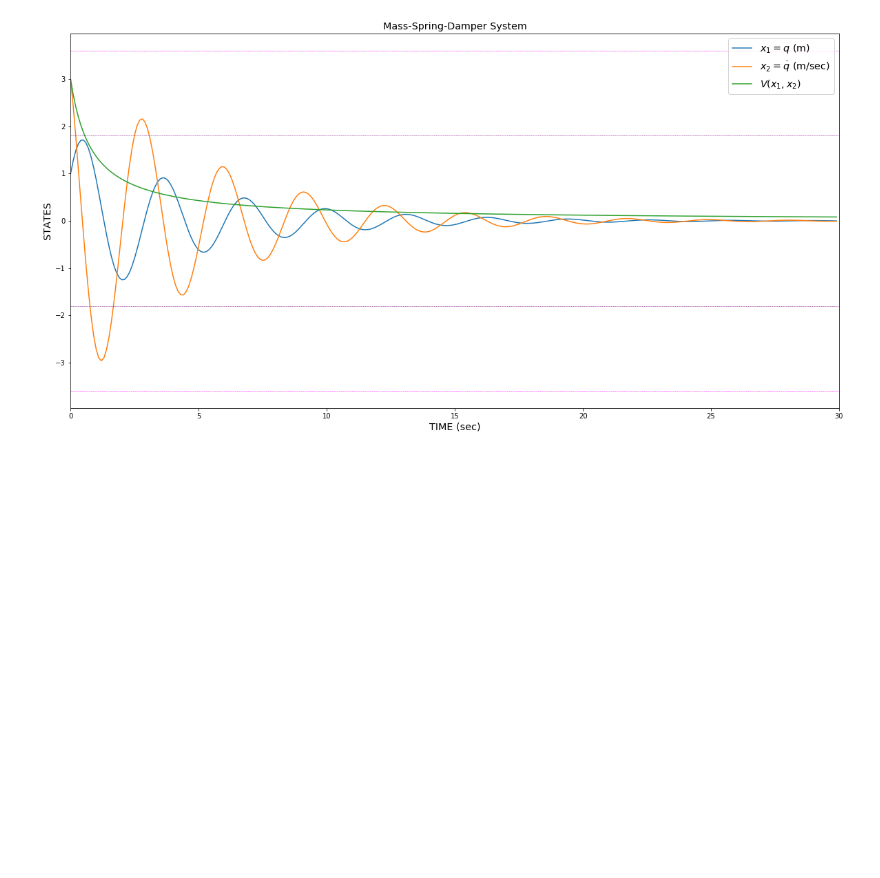
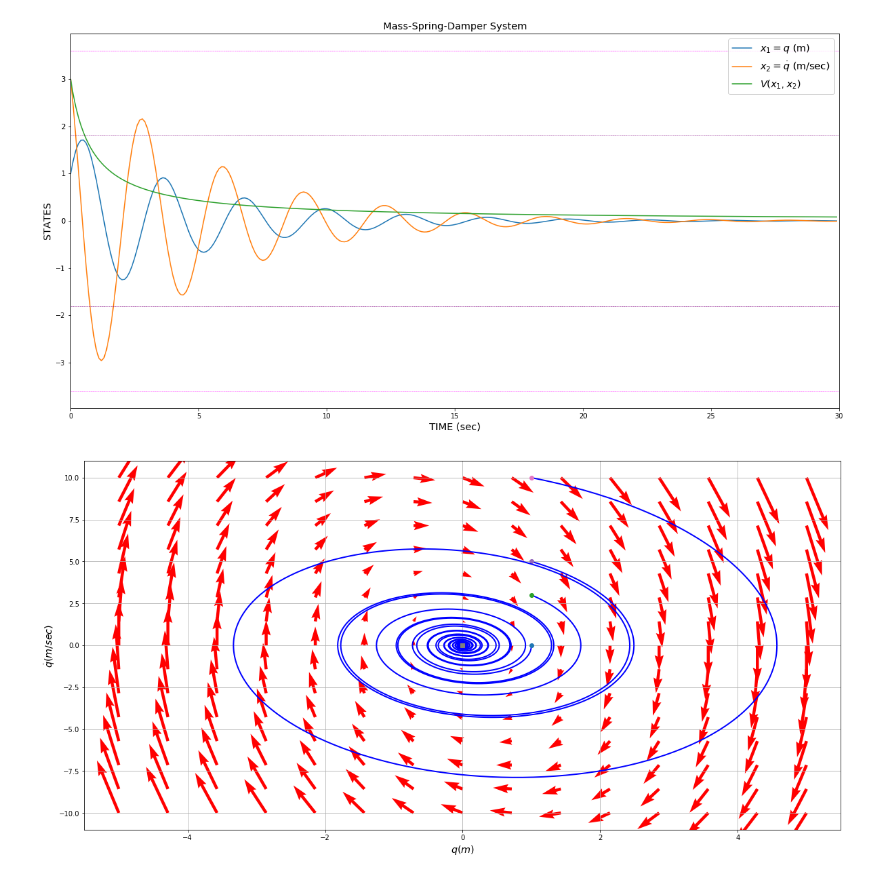
Before and after one commit to imitsioni/Jupyter_notebooks, a Jupyter notebook: MassSpringDamperPlots.ipynb, the cells around one changed output. Drawn from its saved outputs; the diff is of its cells as text; code cells hidden in the pictures; blank space fills up the shorter version.

Commit message:
Added phase portraits

```diff
--- a/MassSpringDamperPlots.ipynb
+++ b/MassSpringDamperPlots.ipynb
@@ -133,3 +133,44 @@ axes.set_xlim([-0.01,30])
 plt.savefig('/home/igmitsio/Dropbox/axam/RL lecture/presentation/images/msdENBounds.png', bbox_inches='tight')
 # %% [output]
 [figure]
+# %%
+# Phase portraits
+y1 = np.linspace(-5.0, 5.0, 15)
+y2 = np.linspace(-10.0, 10.0, 15)
+
+Y1, Y2 = np.meshgrid(y1, y2)
+
+t = 0
+
+u, v = np.zeros(Y1.shape), np.zeros(Y2.shape)
+
+NI, NJ = Y1.shape
+
+for i in range(NI):
+    for j in range(NJ):
+        x = Y1[i, j]
+        y = Y2[i, j]
+        yprime = MassSpringDamper([x, y], t)
+        u[i,j] = yprime[0]
+        v[i,j] = yprime[1]
+
+plt.figure(figsize = (20,10))
+Q = plt.quiver(Y1, Y2, u, v, color='r')
+plt.hold
+for y20 in [0, 3, 5, 10]:
+    tspan = np.linspace(0, 50, 5000)
+    y0 = [1.0, y20]
+    ys = odeint(MassSpringDamper, y0, tspan)
+    plt.plot(ys[:,0], ys[:,1], color = 'b', linewidth = 2) # path
+    plt.plot([ys[0,0]], [ys[0,1]], 'o') # start
+    plt.plot([ys[-1,0]], [ys[-1,1]], 's') # end
+plt.xlabel('$q (m)$', fontsize = "x-large")
+plt.ylabel('$\dot{q} (m/sec)$', fontsize = "x-large")
+# plt.legend(('$\dot{q} = 0$','$\dot{q} = 3$', '$\dot{q} = 5$', '$\dot{q} = 10$', '$\dot{q} = 0$', '$\dot{q} = 0$''$\dot{q} = 0$''$\dot{q} = 0$' ), fontsize = "x-large")
+plt.grid()
+plt.savefig('/home/igmitsio/Dropbox/axam/RL lecture/presentation/images/MSPphase.png', bbox_inches='tight')
+
+# plt.xlim([-2, 8])
+# plt.ylim([-4, 4])
+# %% [output]
+[figure, added]
```
Also changed, not shown: parts of 1 cell of this notebook.
